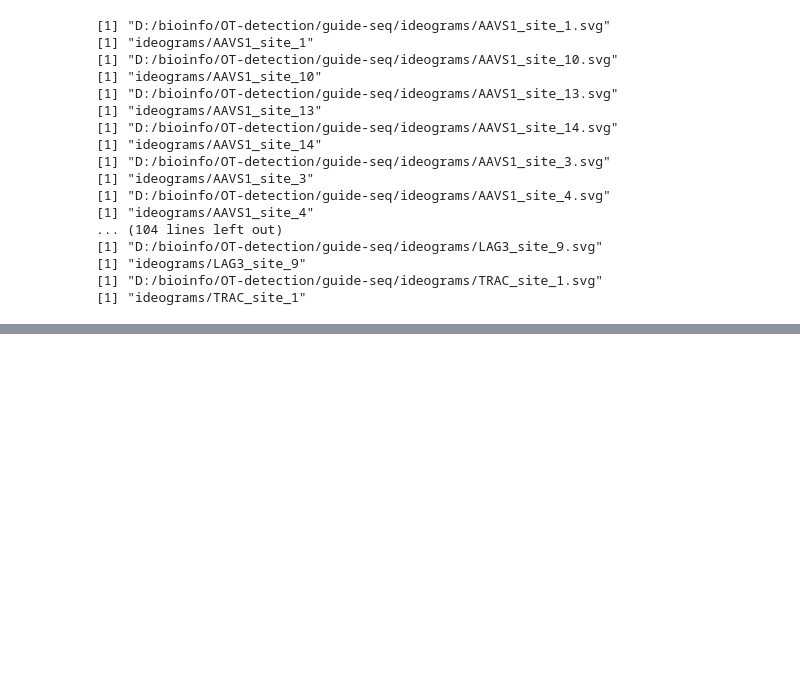
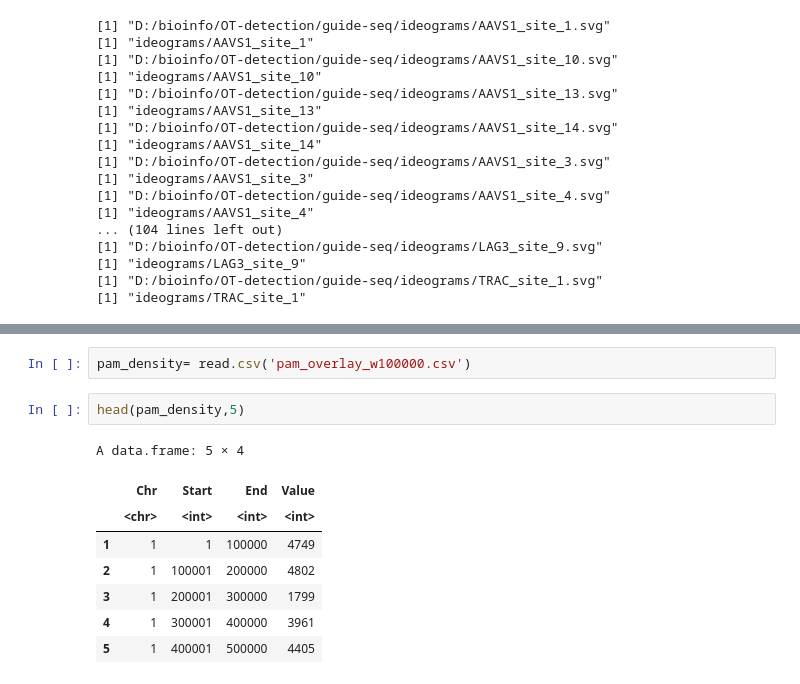
Before and after one commit to sadegh-rizi/OT-detection, a Jupyter notebook: guide-seq/ideogram.ipynb, the cells around one changed output, grey strips where cells are left out. Cells and saved outputs as stored; diff of their text form; blank space fills up the shorter version.

```diff
--- a/guide-seq/ideogram.ipynb
+++ b/guide-seq/ideogram.ipynb
@@ -104,0 +101,13 @@ for (cur_name in unique(data$name)){
+# %%
+pam_density= read.csv('pam_overlay_w100000.csv')
+# %%
+head(pam_density,5)
+# %% [output]
+A data.frame: 5 × 4
+|  | Chr | Start | End | Value |
+|  | <chr> | <int> | <int> | <int> |
+| 1 | 1 | 1 | 100000 | 4749 |
+| 2 | 1 | 100001 | 200000 | 4802 |
+| 3 | 1 | 200001 | 300000 | 1799 |
+| 4 | 1 | 300001 | 400000 | 3961 |
+| 5 | 1 | 400001 | 500000 | 4405 |
```
Also changed, not shown: parts of 15 cells of this notebook.
